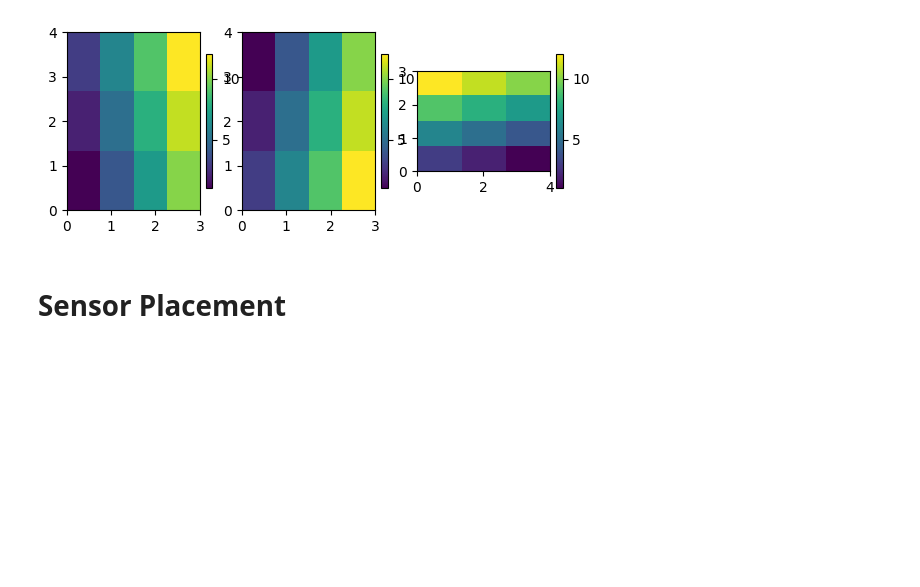
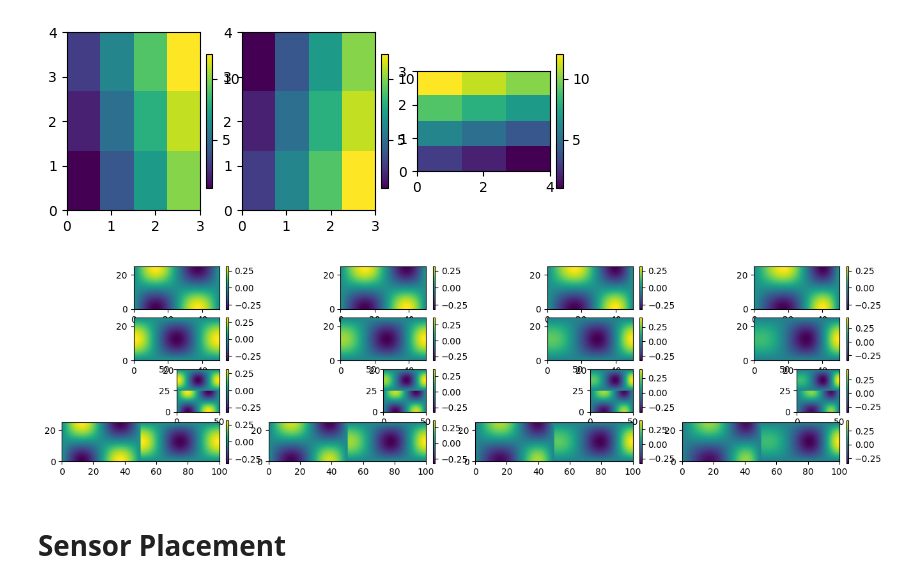
Before and after one commit to karkonium/sensor-trajectory, a Jupyter notebook: sensor_trajectory.ipynb, the cells around one changed output. Cells and saved outputs as stored; diff of their text form; code cells hidden in the pictures; blank space fills up the shorter version.

```diff
--- a/sensor_trajectory.ipynb
+++ b/sensor_trajectory.ipynb
@@ -192,12 +195,6 @@ def rotate_data_90(data):
     Parameters
     ----------
     data : np.ndarray of shape (n_timesteps, nx, ny)
-        The flow field snapshots. data[t] is shape (nx, ny).
-
-    Returns
-    -------
-    data_rotated : np.ndarray
-        The rotated data, each snapshot shape is now (ny, nx).
     """
     # We'll collect each rotated snapshot, then stack them back into an array.
     data_rotated_list = []
@@ -275,3 +266,45 @@ Rotated Data (90° counterclockwise):
   [ 1  4  7 10]]]
 array([[ 1,  2,  3,  4,  5,  6,  7,  8,  9, 10, 11, 12]])
 [figure]
+# %%
+def combine_vector_fields(u_field, v_field, horizontal_concat=True):
+    """
+    Combine two vector fields (u and v) into a single augmented snapshot.
+
+    Parameters:
+      u_field : np.ndarray, shape (n_timesteps, nx, ny)
+      v_field : np.ndarray, shape (n_timesteps, nx, ny)
+      horizontal_concat : bool, optional
+             True will concatenate side by side (axis=2),
+             resulting in shape (n_timesteps, nx, 2*ny).
+             False will concatenate top-to-bottom (axis=1),
+             resulting in shape (n_timesteps, 2*nx, ny).
+    """
+    if horizontal_concat:
+        combined_field = np.concatenate((u_field, v_field), axis=2)
+    else:
+        combined_field = np.concatenate((u_field, v_field), axis=1)
+
+    return combined_field
+
+
+n_timesteps = 4
+nx, ny= 50, 25
+u_field, v_field = generate_double_gyre_flow(
+    n_timesteps=n_timesteps, nx=nx, ny=ny
+)
+
+combined_field_h = combine_vector_fields(u_field, v_field)
+combined_field_v = combine_vector_fields(u_field, v_field, horizontal_concat=False)
+
+
+fig, axes = plt.subplots(4, n_timesteps, figsize=(4 * n_timesteps, 4))
+for t in range(0, n_timesteps, 1):
+    for i, data in enumerate([u_field, v_field, combined_field_h, combined_field_v]):
+        ax = axes[i, t]
+        # Plot magnitute
+        _, t_nx, t_ny = data.shape
+        im = ax.imshow(data[t].T, origin='lower', extent=[0, t_nx, 0, t_ny], cmap='viridis')
+        plt.colorbar(im, ax=ax, fraction=0.046, pad=0.04)
+# %% [output]
+[figure, added]
```
Also changed, not shown: parts of 17 cells of this notebook.
